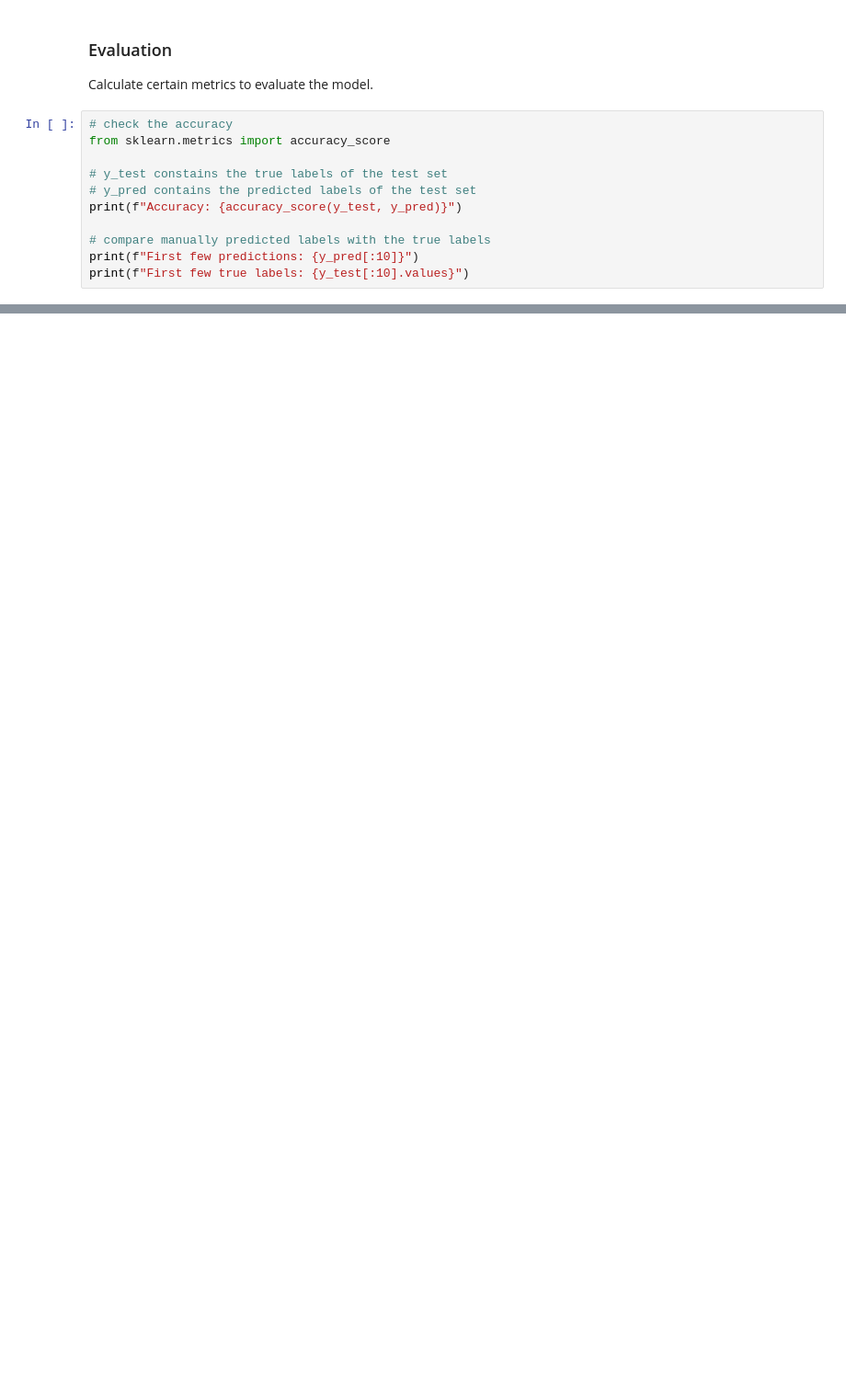
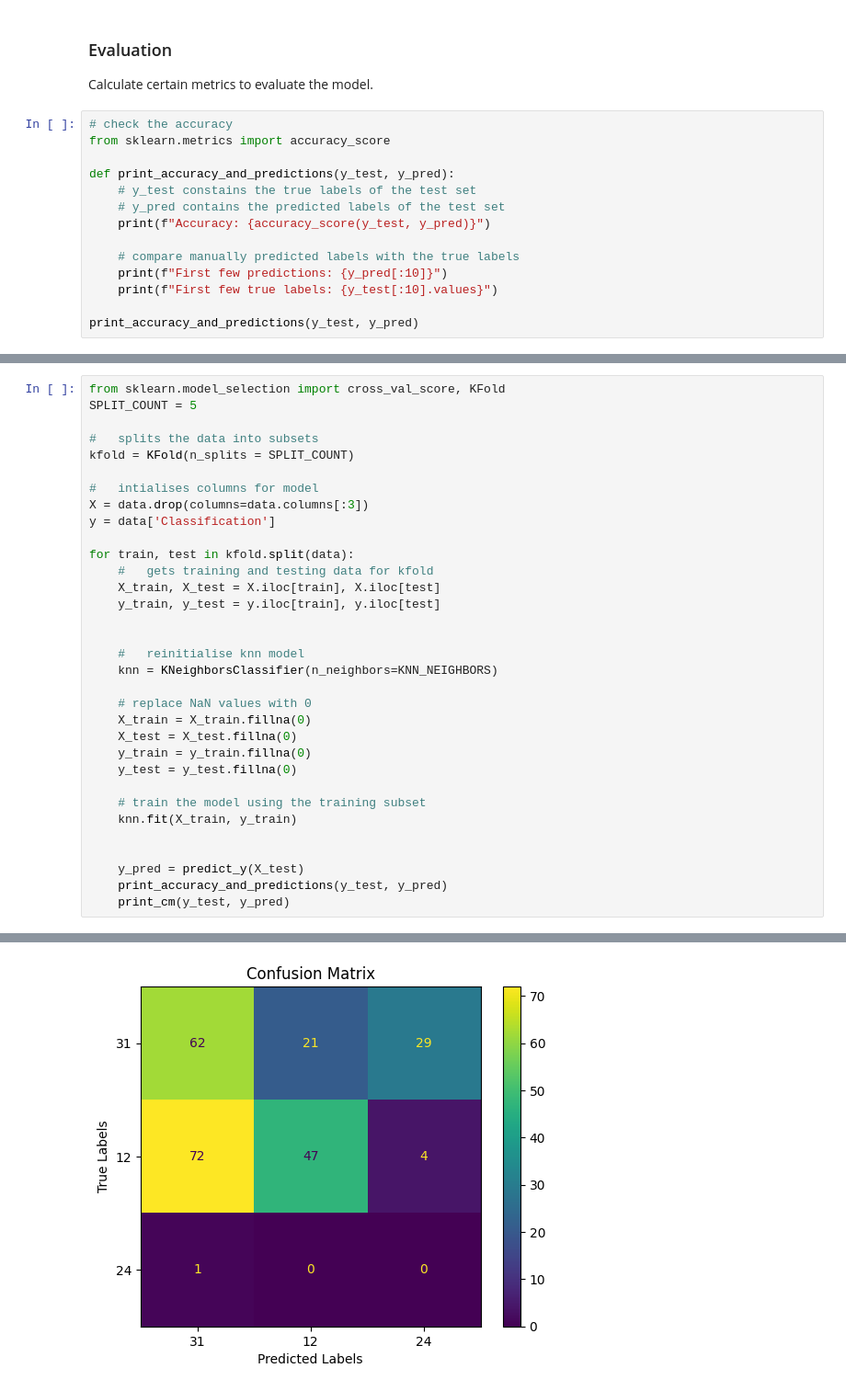
Before and after one commit to d4vidsha/food-groups-classification-model, a Jupyter notebook: src/knn.ipynb, the cells around one changed output, grey strips where cells are left out. Shown at 92% size. Cells and saved outputs as stored; diff of their text form; blank space fills up the shorter version.

Commit message:
feat: cross validation implemented, knn model converted to functions for ease of evaluation

```diff
--- a/src/knn.ipynb
+++ b/src/knn.ipynb
@@ -72,10 +89,13 @@ Calculate certain metrics to evaluate the model.
 # check the accuracy
 from sklearn.metrics import accuracy_score
 
-# y_test constains the true labels of the test set
-# y_pred contains the predicted labels of the test set
-print(f"Accuracy: {accuracy_score(y_test, y_pred)}")
+def print_accuracy_and_predictions(y_test, y_pred):
+    # y_test constains the true labels of the test set
+    # y_pred contains the predicted labels of the test set
+    print(f"Accuracy: {accuracy_score(y_test, y_pred)}")
 
-# compare manually predicted labels with the true labels
-print(f"First few predictions: {y_pred[:10]}")
-print(f"First few true labels: {y_test[:10].values}")
+    # compare manually predicted labels with the true labels
+    print(f"First few predictions: {y_pred[:10]}")
+    print(f"First few true labels: {y_test[:10].values}")
+
+print_accuracy_and_predictions(y_test, y_pred)
@@ -114,0 +154,34 @@ disp.figure_.savefig('../report/figs/knn-confusion-matrix.png', bbox_inches='tig
+# %%
+from sklearn.model_selection import cross_val_score, KFold
+SPLIT_COUNT = 5
+
+#   splits the data into subsets
+kfold = KFold(n_splits = SPLIT_COUNT)
+
+#   intialises columns for model
+X = data.drop(columns=data.columns[:3])
+y = data['Classification']
+
+for train, test in kfold.split(data):
+    #   gets training and testing data for kfold
+    X_train, X_test = X.iloc[train], X.iloc[test]
+    y_train, y_test = y.iloc[train], y.iloc[test]
+
+
+    #   reinitialise knn model
+    knn = KNeighborsClassifier(n_neighbors=KNN_NEIGHBORS)
+
+    # replace NaN values with 0
+    X_train = X_train.fillna(0)
+    X_test = X_test.fillna(0)
+    y_train = y_train.fillna(0)
+    y_test = y_test.fillna(0)
+
+    # train the model using the training subset
+    knn.fit(X_train, y_train)
+
+
+    y_pred = predict_y(X_test)
+    print_accuracy_and_predictions(y_test, y_pred)
+    print_cm(y_test, y_pred)
+# %% [output]
@@ -114,0 +195 @@ disp.figure_.savefig('../report/figs/knn-confusion-matrix.png', bbox_inches='tig
+[figure, added]
```
Also changed, not shown: parts of 8 cells of this notebook.
